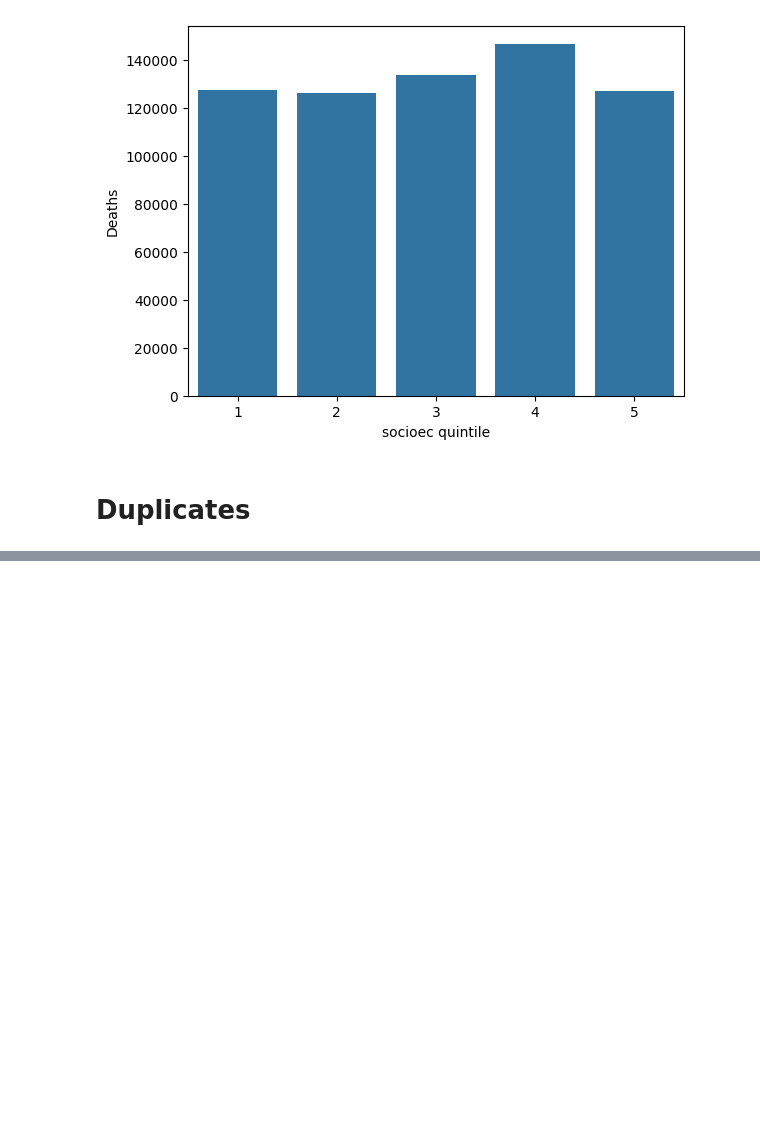
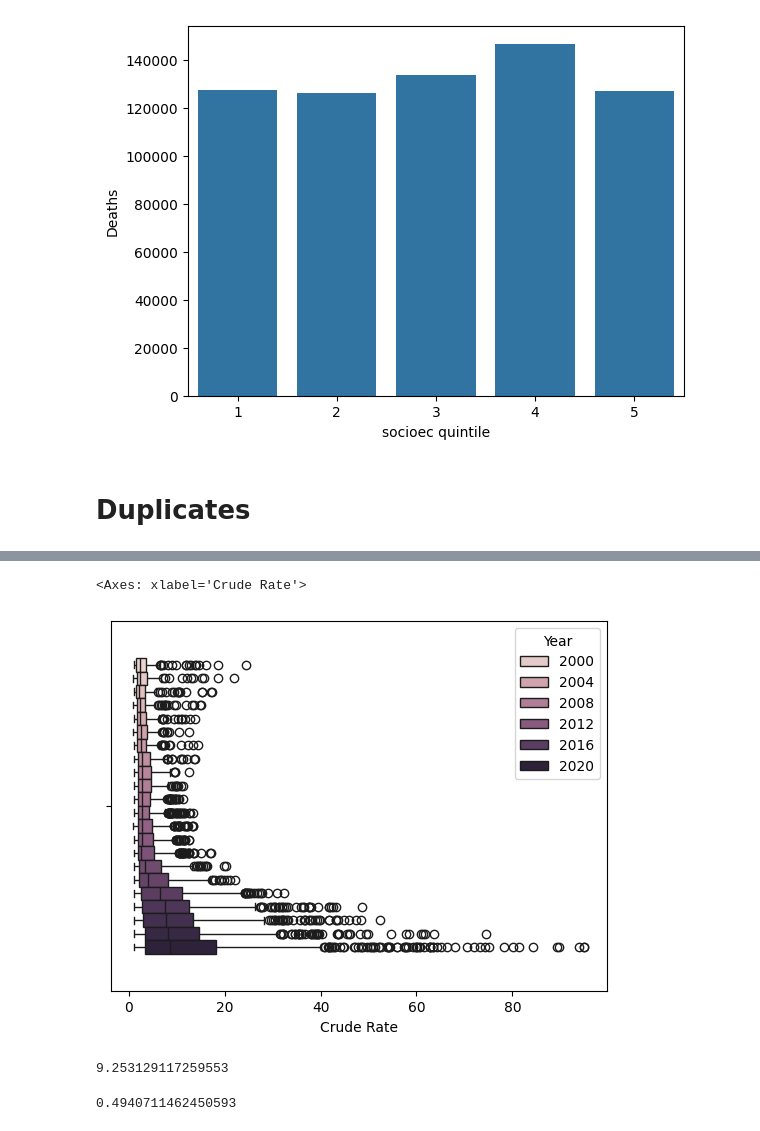
Before and after one commit to jmsarabia/fentanyl_eda, a Jupyter notebook: EDA.ipynb, the cells around one changed output, grey strips where cells are left out. Saved outputs shown, nothing was run; the diff lists cells and outputs as text; code cells hidden in the pictures; blank space fills up the shorter version.

```diff
--- a/EDA.ipynb
+++ b/EDA.ipynb
@@ -76,0 +112,5 @@ base.head(2)
+# %%
+sns.boxplot(data=base, x="Crude Rate", hue="Year")
+# %% [output]
+<Axes: xlabel='Crude Rate'>
+[figure, added]
@@ -76,0 +126,4 @@ base.head(2)
+# %%
+print((len(outliers_deaths)/len(base))*100)
+# %% [output]
+9.253129117259553
@@ -76,0 +139,4 @@ base.head(2)
+# %%
+print((len(outliers_crude_rate)/len(base))*100)
+# %% [output]
+0.4940711462450593
```
Also changed, not shown: parts of 5 cells of this notebook.
